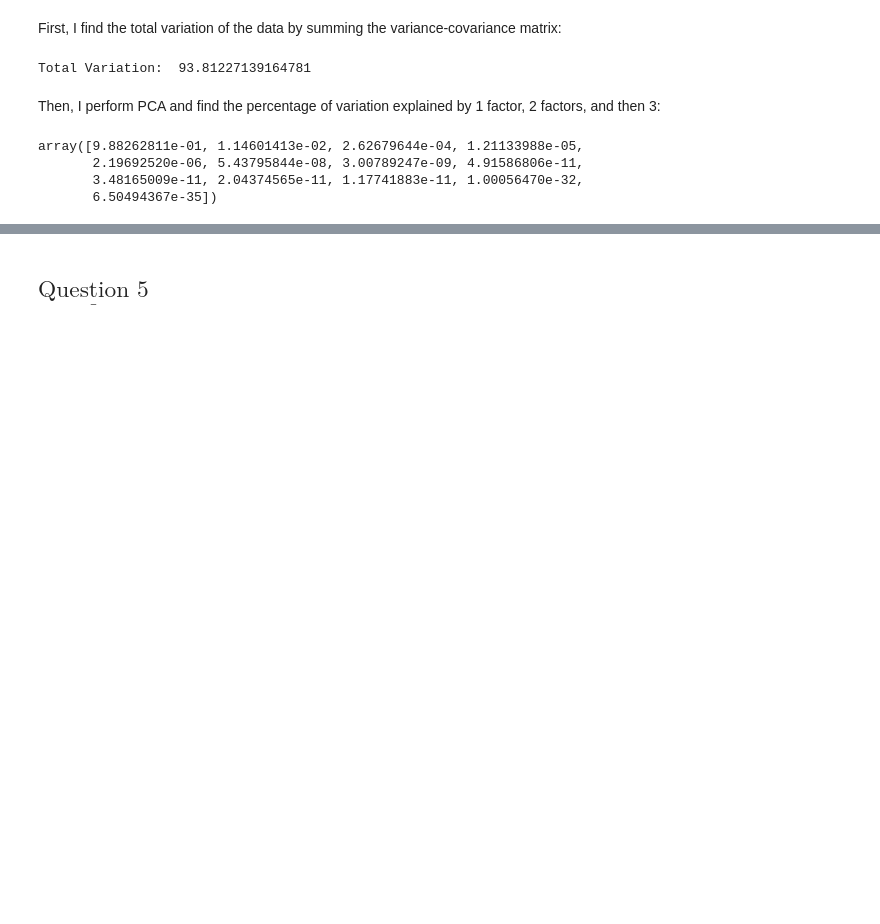
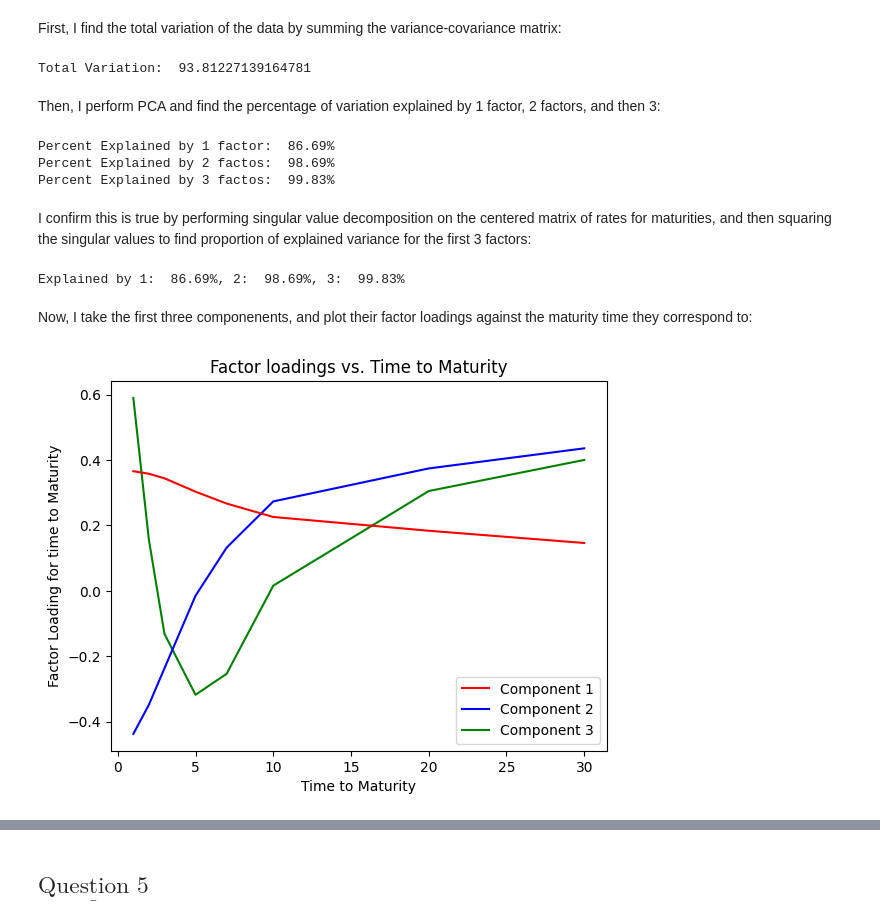
Before and after one commit to dg3358/Columbia-MATH-5450, a Jupyter notebook: HW 1/HW-1.ipynb, the cells around one changed output, grey strips where cells are left out. Saved outputs shown, nothing was run; the diff lists cells and outputs as text; code cells hidden in the pictures; blank space fills up the shorter version.

```diff
--- a/HW 1/HW-1.ipynb
+++ b/HW 1/HW-1.ipynb
@@ -186,12 +196,46 @@ print("Total Variation: ", np.sum(covMatrix.values))
 Total Variation:  93.81227139164781
 # %% [markdown]
 Then, I perform PCA and find the percentage of variation explained by 1 factor, 2 factors, and then 3:
-# %%
-pca = PCA()
-pcaFit = pca.fit(covMatrix)
-pca.explained_variance_ratio_
-# %% [output]
-array([9.88262811e-01, 1.14601413e-02, 2.62679644e-04, 1.21133988e-05,
-       2.19692520e-06, 5.43795844e-08, 3.00789247e-09, 4.91586806e-11,
-       3.48165009e-11, 2.04374565e-11, 1.17741883e-11, 1.00056470e-32,
-       6.50494367e-35])
+# %%
+pca = PCA()
+pcaFit = pca.fit(curveForPCA)
+pVE = np.cumsum(pca.explained_variance_ratio_)
+print("Percent Explained by 1 factor: {p: .2f}%".format(p = pVE[0] * 100))
+print("Percent Explained by 2 factos: {p: .2f}%".format(p = pVE[1] * 100))
+print("Percent Explained by 3 factos: {p: .2f}%".format(p = pVE[2] * 100))
+# %% [output]
+Percent Explained by 1 factor:  86.69%
+Percent Explained by 2 factos:  98.69%
+Percent Explained by 3 factos:  99.83%
+# %% [markdown]
+I confirm this is true by performing singular value decomposition on the centered matrix of rates for maturities, and then squaring the singular values to find proportion of explained variance for the first 3 factors:
+# %%
+centered = curveForPCA - np.average(curveForPCA, axis = 0)
+U,S,V_T = np.linalg.svd(centered)
+EVP = np.cumsum(S**2)/np.sum(S**2)
+print("Explained by 1: {p1: .2f}%, 2: {p2: .2f}%, 3: {p3: .2f}%".format(
+    p1 = EVP[0]*100, p2 = EVP[1]*100, p3 = EVP[2]*100))
+# %% [output]
+Explained by 1:  86.69%, 2:  98.69%, 3:  99.83%
+# %% [markdown]
+Now, I take the first three componenents, and plot their factor loadings against the maturity time they correspond to:
+# %%
+f_1, f_2, f_3 = pcaFit.components_[0:3]
+yvec = np.array([1, 2, 3, 4, 5,6, 7,8,9, 10, 15, 20, 30])
+lFrame = pd.DataFrame(data = np.transpose([yvec, f_1, f_2, f_3]),
+                      columns = ["Time to Maturity", "Comp. 1", "Comp. 2", "Comp. 3"])
+lFrame["Time to Maturity"] = lFrame["Time to Maturity"].astype(int)
+
+plt.plot(lFrame["Time to Maturity"], lFrame["Comp. 1"], color = 'red',
+          label = 'Component 1', zorder = 3)
+plt.plot(lFrame["Time to Maturity"], lFrame["Comp. 2"], color = 'blue',
+          label = 'Component 2', zorder = 2)
+plt.plot(lFrame["Time to Maturity"], lFrame["Comp. 3"], color = 'green',
+          label = 'Component 3', zorder = 1)
+plt.xlabel("Time to Maturity")
+plt.ylabel("Factor Loading for time to Maturity")
+plt.title("Factor loadings vs. Time to Maturity")
+plt.legend()
+plt.show()
+# %% [output]
+[figure, added]
```
Also changed, not shown: parts of 3 cells of this notebook.
